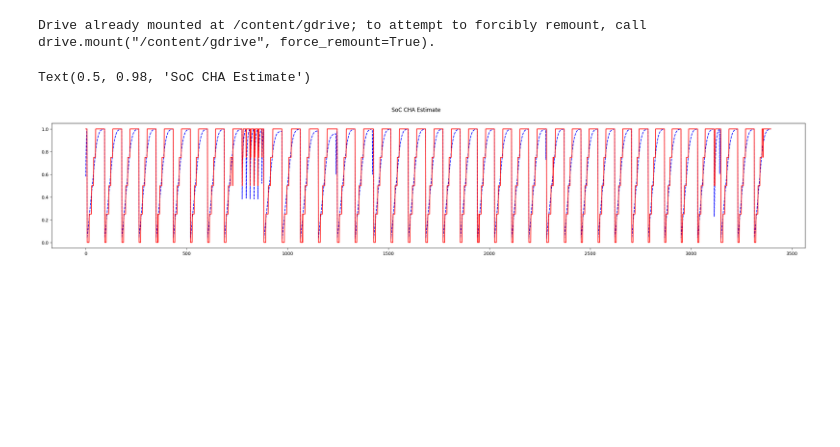
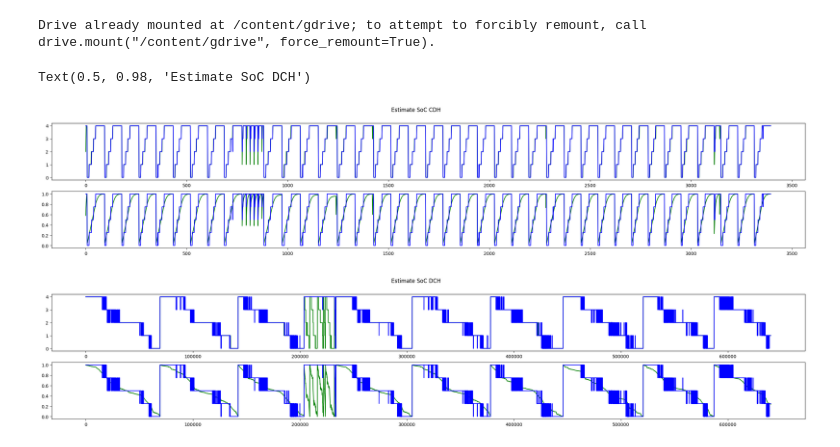
Before and after one commit to josueisaihs/PytorchTutorial, a Jupyter notebook: baterySoC.ipynb, the cells around one changed output. Saved outputs shown, nothing was run; the diff lists cells and outputs as text; code cells hidden in the pictures; blank space fills up the shorter version.

```diff
--- a/baterySoC.ipynb
+++ b/baterySoC.ipynb
@@ -559,9 +556,21 @@ for data in data_cha_x:
 # %% [output]
 Drive already mounted at /content/gdrive; to attempt to forcibly remount, call drive.mount("/content/gdrive", force_remount=True).
-# %%
-plt.figure(figsize=(30, 5))
-plt.plot(x_cha, data_cha["SoC_Percentage"], 'b--', x_cha, capacity_estimate_cha, 'r')
-plt.suptitle('SoC CHA Estimate')
-# %% [output]
-Text(0.5, 0.98, 'SoC CHA Estimate')
-[figure, removed]
+# %%
+x_dch = range(len(data_dch_x[:n]))
+x_cha = range(len(data_cha_x))
+plt.figure(figsize=(30, 5))
+plt.subplot(211)
+plt.plot(x_cha, data_cha_y, 'g', x_cha, soc_cha, 'b')
+plt.subplot(212)
+plt.plot(x_cha, data_cha["SoC_Percentage"], 'g', x_cha, soc_cha_pu, 'b')
+plt.suptitle('Estimate SoC CDH')
+plt.figure(figsize=(30, 5))
+plt.subplot(211)
+plt.plot(x_dch, data_dch_y[:n], 'g', x_dch, soc_dch, 'b')
+plt.subplot(212)
+plt.plot(x_dch, data_dch["SoC_Percentage"][:n], 'g', x_dch, soc_dch_pu, 'b')
+plt.suptitle('Estimate SoC DCH')
+# %% [output]
+Text(0.5, 0.98, 'Estimate SoC DCH')
+[figure, added]
+[figure, added]
```
Also changed, not shown: parts of 5 cells of this notebook.
